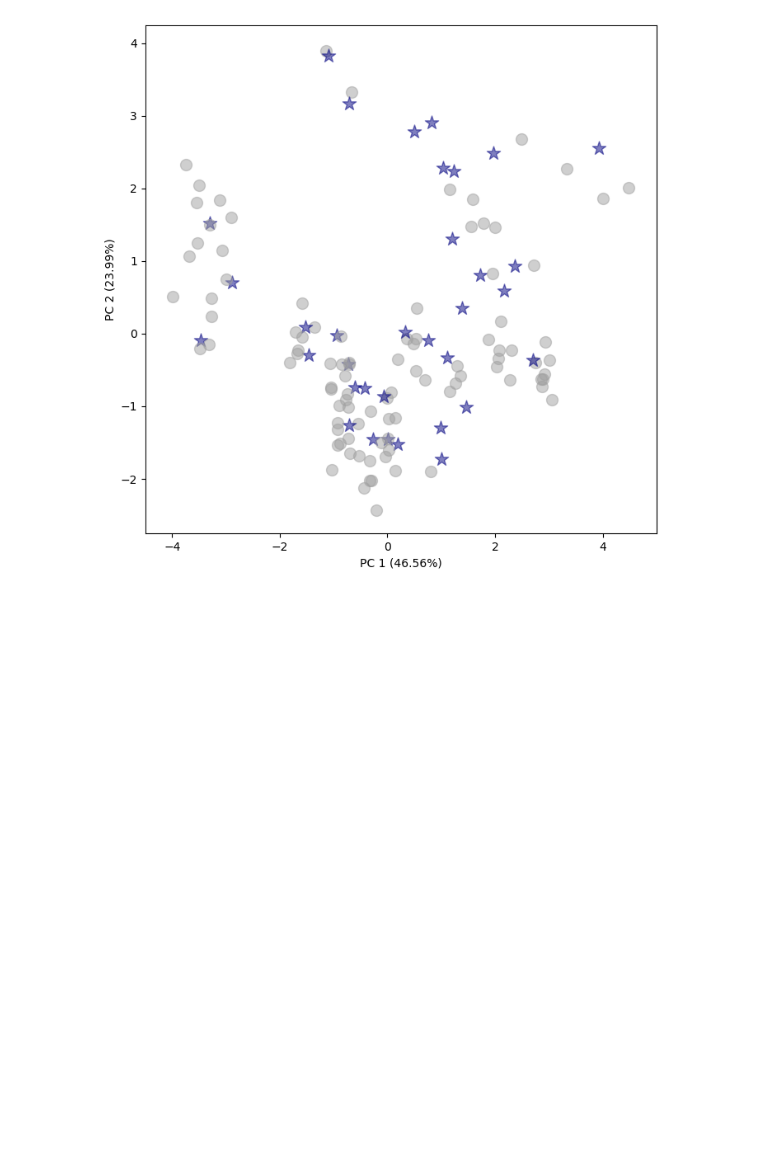
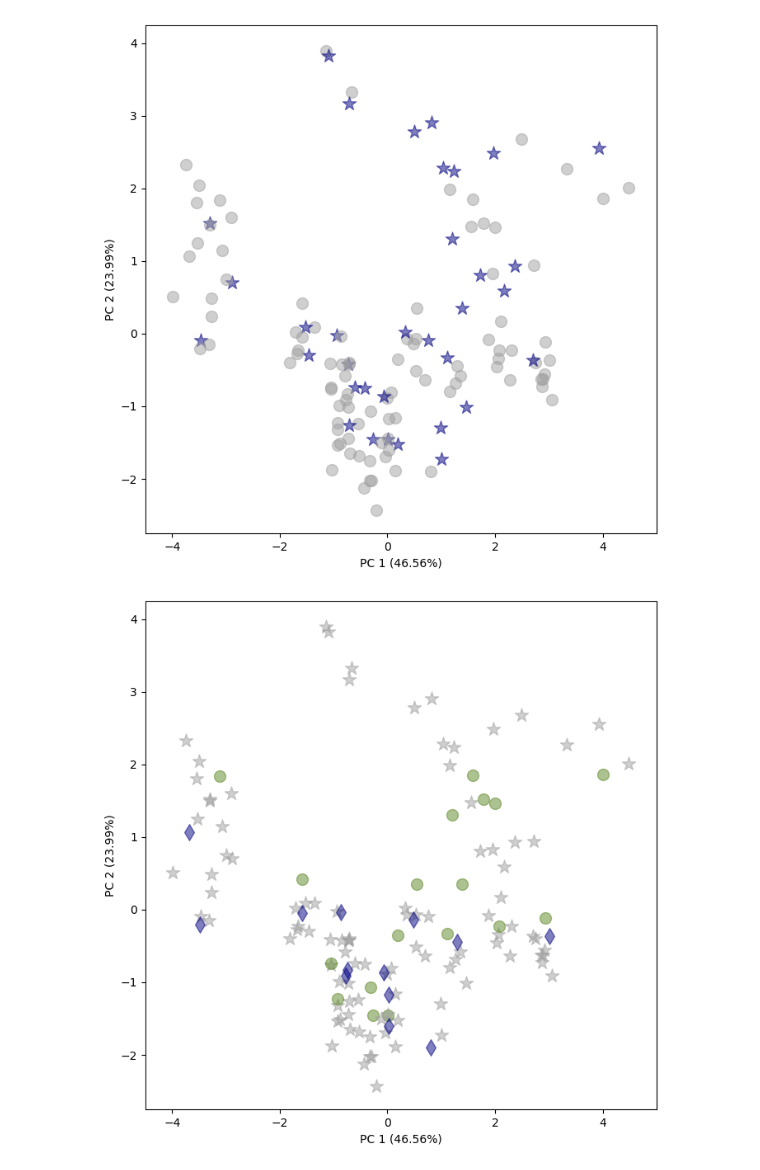
Before and after one commit to aplatt22/ncb_stability, a Jupyter notebook: Figure_Creation/pca_plotting.ipynb, the cells around one changed output. Saved outputs shown, nothing was run; the diff lists cells and outputs as text; code cells hidden in the pictures; blank space fills up the shorter version.

Commit message:
updating PCA plots following reviewer comments

```diff
--- a/Figure_Creation/pca_plotting.ipynb
+++ b/Figure_Creation/pca_plotting.ipynb
@@ -6,15 +6,17 @@ import matplotlib.pyplot as plt
 # reading in the full dataset with dft descriptors
 ncb_data = pd.read_csv('../Data/Predictive_Modeling_Inputs/dft_descriptors_8highest.csv')
 tsa1_ncbs = pd.read_csv('../Data/Kinetic_Thermodynamic_Correlation/ncbs_selected_for_kinetic_calcs.csv')
-tsa1_ncb_list = tsa1_ncbs['Name'].to_list()
+tsa1_ncb_list = tsa1_ncbs['Cofactor Name'].to_list()
 # %%
-ncb_data.drop(columns=['Cofactor'],axis=1)
-ncb_data['Cofactor'] = names
+# ncb_data.drop(columns=['Cofactor'],axis=1)
+names = ncb_data['Cofactor']# = names
 # %%
 # classifying if ncbs were found in literature for coloring
-previously_studied_ncbs = ['A1a', 'B1a', 'B1b', 'D1a', 'C1a', 'E1a', 'J1a',
-                           'F1a', 'F1b', 'F2a', 'F5a', 'F3a', 'G1a', 'H1a',
-                           'K1a', 'I1a']
+previously_studied_ncbs = ['A1a_reduced', 'B1a_reduced', 'B1b_reduced', 'D1a_reduced',
+                           'C1a_reduced', 'E1a_reduced', 'J1a_reduced',
+                           'F1a_reduced', 'F1b_reduced', 'F2a_reduced', 'F5a_reduced',
+                           'F3a_reduced', 'G1a_reduced', 'H1a_reduced',
+                           'K1a_reduced', 'I1a_reduced']
 pca_group = []
 pca_coloring = []
 pca_shape = []
@@ -34,7 +36,7 @@ for idx,row in ncb_data.iterrows():
         pca_coloring.append('#a0a0a0')
         pca_shape.append('o')
         pca_size.append(100)
-    if row['Cofactor'] in tsa1_ncb_list:
+    if row['Cofactor'].split('_')[0] in tsa1_ncb_list:
         tsa1_color.append('#000080')
         tsa1_shape.append('*')
         tsa1_size.append(150)
@@ -123,0 +155,33 @@ plt.ylim(-2.75,4.25)
+# %%
+## COLORING BY IF CALCULATING TS A-I
+
+# limiting dataset to DFT model descriptors
+limited_pca_data = pca_data[['C4H_f-','C3_f-','C3sub_f-','C2_NBO-q','C3_NBO-q','C5_NBO-q','N1_NBO-q','C4H_NBO-q']]
+
+# performing pca
+pca = PCA(n_components = 0.95)
+features_pca = pca.fit_transform(limited_pca_data)
+
+# plotting pca plot
+plt.figure(figsize=(8,8))
+i = 0
+for ncb in range(0,len(split_shape)):
+    plt.scatter(features_pca[i,0], features_pca[i,1],
+                marker=split_shape[i],
+                color=split_coloring[i],
+                alpha=0.5,
+                s=split_size[i])
+    i += 1
+# labeling axes with explained variance for each pc
+plt.xlabel(f'PC 1 ({pca.explained_variance_ratio_[0]*100:.2f}%)')
+plt.ylabel(f'PC 2 ({pca.explained_variance_ratio_[1]*100:.2f}%)')
+
+# letting axes limits
+plt.xlim(-4.5,5)
+plt.ylim(-2.75,4.25)
+
+# green=train grey=validation blue=test
+
+plt.savefig('ncb_pca_full_pfi-descp_bysplit.svg',dpi=600)
+# %% [output]
+[figure, added]
```
Also changed, not shown: parts of 5 cells of this notebook, 1 other file.
